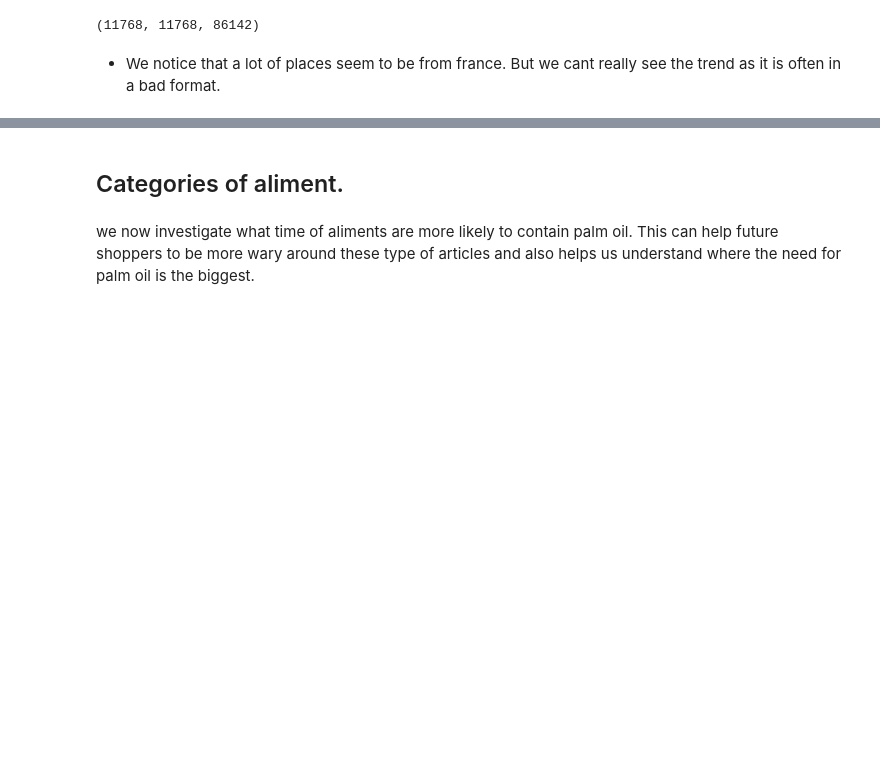
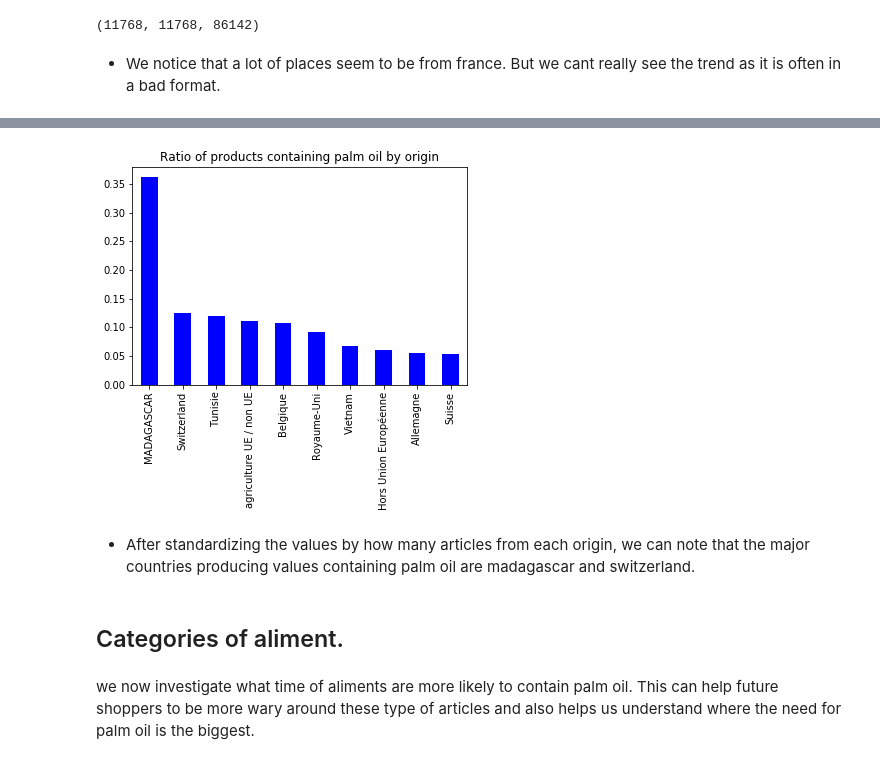
Before and after one commit to lanzrein/ada_project, a Jupyter notebook: Milestone2.ipynb, the cells around one changed output, grey strips where cells are left out. Saved outputs shown, nothing was run; the diff lists cells and outputs as text; code cells hidden in the pictures; blank space fills up the shorter version.

```diff
--- a/Milestone2.ipynb
+++ b/Milestone2.ipynb
@@ -299,3 +340,24 @@ top_ten.plot.bar(color='b')
+# %%
+## precomputation..
+flatmap = flatmap.to_frame()
+flatmap.columns = ["count"]
+
+flatmap_all = flatmap_all.to_frame()
+flatmap_all.columns = ["count"]
+# %%
+# join the two dataset and compute a ratio value.
+stand = flatmap.join(flatmap_all, lsuffix = "_palm", rsuffix ="_total")
+stand["ratio"] = stand["count_palm"]/stand["count_total"]
+
+
+stand_best = stand[stand["count_palm"] > 10].nlargest(10,"ratio")
+stand_best["ratio"].plot.bar(color='b')
+plt.title("Ratio of products containing palm oil by origin")
+plt.show()
+# %% [output]
+[figure, added]
+# %% [markdown]
+- After standardizing the values by how many articles from each origin, we can note that the major countries producing values containing palm oil are madagascar and switzerland.
 # %% [markdown]
 ## Categories of aliment.
 # %% [markdown]
```
Also changed, not shown: parts of 31 cells of this notebook, 1 other file.
